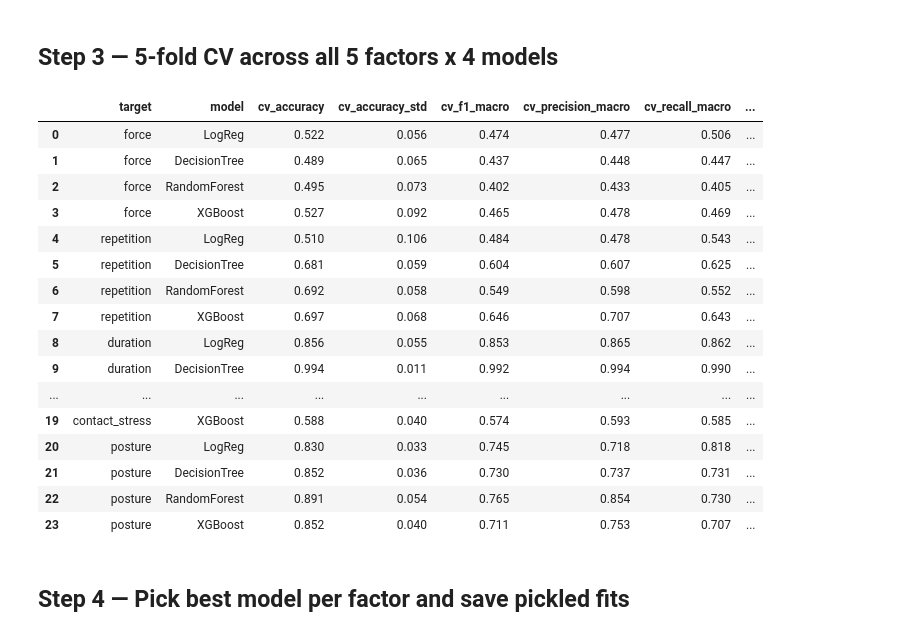
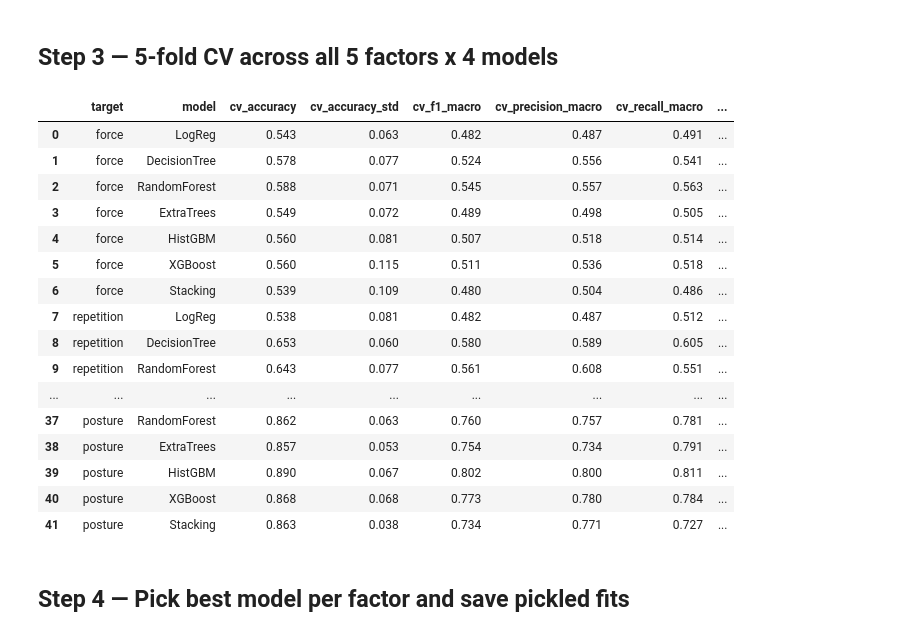
Before and after one commit to AilaVishnu/ergonomic-risk-factor-prediction, a Jupyter notebook: notebooks/06_modeling.ipynb, the cells around one changed output. Cells and saved outputs as stored; diff of their text form; code cells hidden in the pictures.

```diff
--- a/notebooks/06_modeling.ipynb
+++ b/notebooks/06_modeling.ipynb
@@ -37,23 +37,24 @@ data = df.copy()
 for t in targets:
     data[t] = risk[t].values
 
+# Interaction features live in model_ready.csv (computed in Phase 2 Step 6)
 feature_pool = ['workload_score', 'fatigue_score',
                 'age_ord', 'income_ord', 'education_ord', 'job_duration_ord',
                 'work_hours_num', 'work_days_num', 'deliveries_num', 'rest_break_num',
                 'vehicle_rank', 'carrying_contact_rank',
-                'force_exertion', 'vibration_index']
+                'force_exertion', 'vibration_index',
+                'workload_x_fatigue', 'workload_x_age', 'force_x_age',
+                'fatigue_x_jobdur', 'deliv_x_days']
 
-# Drop each factor's defining inputs so the model cannot trivially leak the label.
-# For Posture, the severity-rank match used pain (Nordic), fatigue_score, and
-# work_hours_num -- excluded so the survey-side inputs that drove the matching
-# cannot trivially predict the resulting Posture label.
+# Drop each factor's defining inputs and any interaction that includes them
 exclude_per_target = {
-    'force_risk_code':          ['force_exertion'],
-    'repetition_risk_code':     ['deliveries_num', 'work_hours_num'],
-    'duration_risk_code':       ['work_hours_num'],
+    'force_risk_code':          ['force_exertion', 'force_x_age'],
+    'repetition_risk_code':     ['deliveries_num', 'work_hours_num', 'deliv_x_days'],
+    'duration_risk_code':       ['work_hours_num', 'vibration_index'],
     'vibration_risk_code':      ['vibration_index', 'vehicle_rank', 'work_hours_num'],
     'contact_stress_risk_code': ['carrying_contact_rank', 'work_hours_num'],
-    'posture_risk_code':        ['fatigue_score', 'work_hours_num'],
+    'posture_risk_code':        ['fatigue_score', 'work_hours_num',
+                                 'workload_x_fatigue', 'fatigue_x_jobdur'],
 }
 
 for t, drops in exclude_per_target.items():
@@ -95,51 +130,67 @@ list(fresh_models().keys())
 ## Step 3 — 5-fold CV across all 5 factors x 4 models
 # %%
 from sklearn.preprocessing import LabelEncoder
+from collections import Counter
 
 scoring = ['accuracy', 'f1_macro', 'precision_macro', 'recall_macro']
 
 cv_rows = []
+best_params_log = {}
 for target, drops in exclude_per_target.items():
     feats = [f for f in feature_pool if f not in drops]
     X = data[feats]
-    # 0-indexed labels (XGBoost requires this; harmless for the others)
     y = LabelEncoder().fit_transform(data[target])
-    for name, model in fresh_models().items():
-        s = cross_validate(model, X, y, cv=cv, scoring=scoring,
+
+    # SMOTE k_neighbors must be < smallest class size within each training fold
+    min_class = min(Counter(y).values())
+    # leave headroom for the 4/5 training fraction during 5-fold CV
+    k = max(1, min(5, int(min_class * 0.8) - 1))
+
+    for name, model in base_models().items():
+        pipe = smote_pipe(model, k=k)
+        gs = GridSearchCV(pipe, param_grids[name], cv=cv, scoring='f1_macro',
+                          n_jobs=-1, refit=False)
+        gs.fit(X, y)
+        best_params_log[(target, name)] = gs.best_params_
+
+        # Score the tuned pipeline with the full set of metrics
+        tuned_pipe = smote_pipe(base_models()[name], k=k)
+        tuned_pipe.set_params(**gs.best_params_)
+        s = cross_validate(tuned_pipe, X, y, cv=cv, scoring=scoring,
                            return_train_score=True, n_jobs=-1)
         cv_rows.append({
             'target':              target.replace('_risk_code', ''),
             'model':               name,
             'cv_accuracy':         round(s['test_accuracy'].mean(),  3),
             'cv_accuracy_std':     round(s['test_accuracy'].std(),   3),
             'cv_f1_macro':         round(s['test_f1_macro'].mean(),  3),
             'cv_precision_macro':  round(s['test_precision_macro'].mean(), 3),
             'cv_recall_macro':     round(s['test_recall_macro'].mean(),    3),
             'train_accuracy':      round(s['train_accuracy'].mean(), 3),
             'overfit_gap':         round(s['train_accuracy'].mean() - s['test_accuracy'].mean(), 3),
         })
 
 cv_df = pd.DataFrame(cv_rows)
 cv_df.to_csv(TABLES / 'cv_results.csv', index=False)
 cv_df
 # %% [output]
 |  | target | model | cv_accuracy | cv_accuracy_std | cv_f1_macro | cv_precision_macro | cv_recall_macro | ... |
-| 0 | force | LogReg | 0.522 | 0.056 | 0.474 | 0.477 | 0.506 | ... |
-| 1 | force | DecisionTree | 0.489 | 0.065 | 0.437 | 0.448 | 0.447 | ... |
-| 2 | force | RandomForest | 0.495 | 0.073 | 0.402 | 0.433 | 0.405 | ... |
-| 3 | force | XGBoost | 0.527 | 0.092 | 0.465 | 0.478 | 0.469 | ... |
-| 4 | repetition | LogReg | 0.510 | 0.106 | 0.484 | 0.478 | 0.543 | ... |
-| 5 | repetition | DecisionTree | 0.681 | 0.059 | 0.604 | 0.607 | 0.625 | ... |
-| 6 | repetition | RandomForest | 0.692 | 0.058 | 0.549 | 0.598 | 0.552 | ... |
-| 7 | repetition | XGBoost | 0.697 | 0.068 | 0.646 | 0.707 | 0.643 | ... |
-| 8 | duration | LogReg | 0.856 | 0.055 | 0.853 | 0.865 | 0.862 | ... |
-| 9 | duration | DecisionTree | 0.994 | 0.011 | 0.992 | 0.994 | 0.990 | ... |
+| 0 | force | LogReg | 0.543 | 0.063 | 0.482 | 0.487 | 0.491 | ... |
+| 1 | force | DecisionTree | 0.578 | 0.077 | 0.524 | 0.556 | 0.541 | ... |
+| 2 | force | RandomForest | 0.588 | 0.071 | 0.545 | 0.557 | 0.563 | ... |
+| 3 | force | ExtraTrees | 0.549 | 0.072 | 0.489 | 0.498 | 0.505 | ... |
+| 4 | force | HistGBM | 0.560 | 0.081 | 0.507 | 0.518 | 0.514 | ... |
+| 5 | force | XGBoost | 0.560 | 0.115 | 0.511 | 0.536 | 0.518 | ... |
+| 6 | force | Stacking | 0.539 | 0.109 | 0.480 | 0.504 | 0.486 | ... |
+| 7 | repetition | LogReg | 0.538 | 0.081 | 0.482 | 0.487 | 0.512 | ... |
+| 8 | repetition | DecisionTree | 0.653 | 0.060 | 0.580 | 0.589 | 0.605 | ... |
+| 9 | repetition | RandomForest | 0.643 | 0.077 | 0.561 | 0.608 | 0.551 | ... |
 | ... | ... | ... | ... | ... | ... | ... | ... | ... |
-| 19 | contact_stress | XGBoost | 0.588 | 0.040 | 0.574 | 0.593 | 0.585 | ... |
-| 20 | posture | LogReg | 0.830 | 0.033 | 0.745 | 0.718 | 0.818 | ... |
-| 21 | posture | DecisionTree | 0.852 | 0.036 | 0.730 | 0.737 | 0.731 | ... |
-| 22 | posture | RandomForest | 0.891 | 0.054 | 0.765 | 0.854 | 0.730 | ... |
-| 23 | posture | XGBoost | 0.852 | 0.040 | 0.711 | 0.753 | 0.707 | ... |
+| 37 | posture | RandomForest | 0.862 | 0.063 | 0.760 | 0.757 | 0.781 | ... |
+| 38 | posture | ExtraTrees | 0.857 | 0.053 | 0.754 | 0.734 | 0.791 | ... |
+| 39 | posture | HistGBM | 0.890 | 0.067 | 0.802 | 0.800 | 0.811 | ... |
+| 40 | posture | XGBoost | 0.868 | 0.068 | 0.773 | 0.780 | 0.784 | ... |
+| 41 | posture | Stacking | 0.863 | 0.038 | 0.734 | 0.771 | 0.727 | ... |
 # %% [markdown]
 ## Step 4 — Pick best model per factor and save pickled fits
 # %%
```
Also changed, not shown: parts of 6 cells of this notebook, 11 other files.
